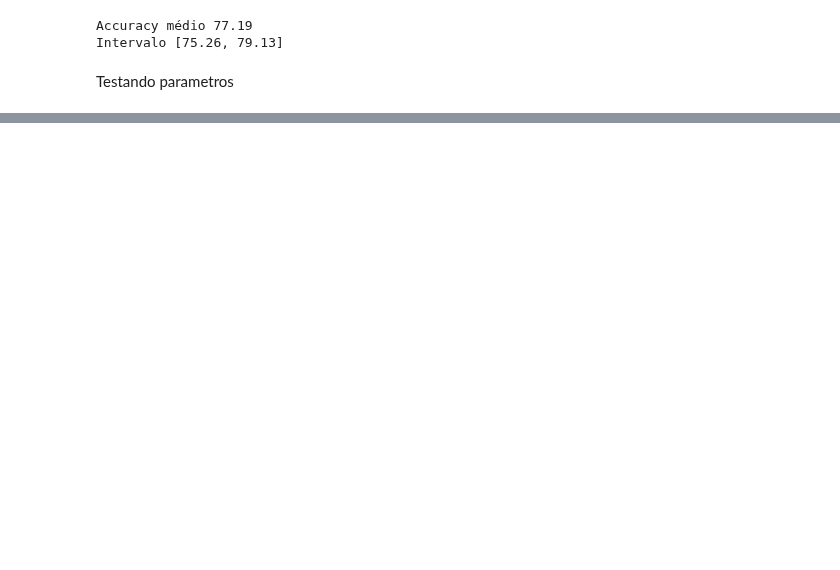
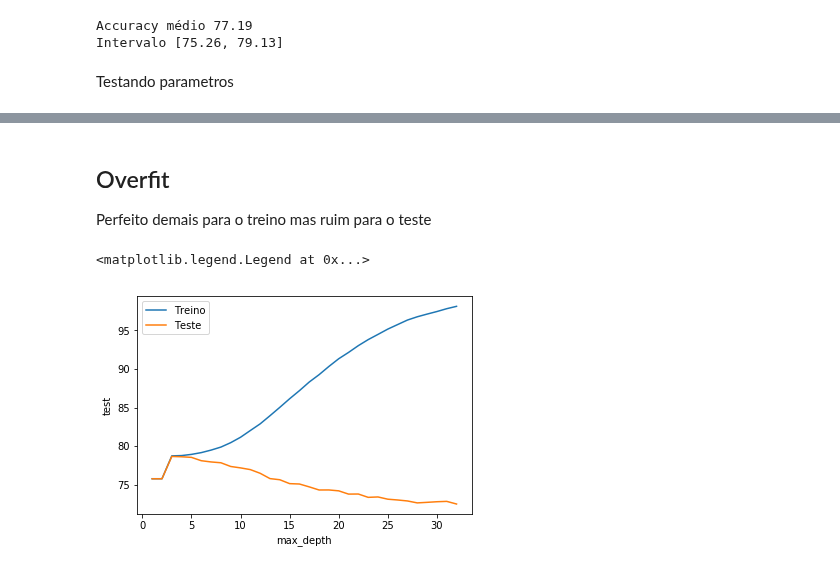
Before and after one commit to lsandrade/alura-ml, a Jupyter notebook: Otimização de modelos.ipynb, the cells around one changed output, grey strips where cells are left out. Saved outputs shown, nothing was run; the diff lists cells and outputs as text; code cells hidden in the pictures; blank space fills up the shorter version.

Commit message:
Visualizando overfit do modelo

```diff
--- a/Otimização de modelos.ipynb
+++ b/Otimização de modelos.ipynb
@@ -215,9 +217,13 @@ def roda_arvode_de_decisao(max_depth):
     modelo = DecisionTreeClassifier(max_depth=max_depth)
     results = cross_validate(modelo, x_azar, y_azar, cv = cv,
                              groups = dados.modelo,
-                             return_train_score=False)
-    print("Max_depth: {}. Media {}".format(max_depth,
-                                           results['test_score'].mean() * 100))
+                             return_train_score=True)
+
+    train_score = results['train_score'].mean() * 100
+    test_score = results['test_score'].mean() * 100
+
+#     print("Max_depth: {}. Media teste {:.2f}. Media treino {:.2f}".format(
+#         max_depth,
+#         test_score,
+#         train_score)
+    return [max_depth, train_score, test_score]
-# %%
-for i in range(1, 33):
-    roda_arvode_de_decisao(i)
@@ -241,0 +230,4 @@ Max_depth: 32. Media 72.51887718493128
+# %%
+resultados = [roda_arvode_de_decisao(i) for i in range(1, 33)]
+resultados = pd.DataFrame(resultados, columns=["max_depth", "train", "test"])
+resultados.head()
@@ -241,0 +241,10 @@ Max_depth: 32. Media 72.51887718493128
+# %% [markdown]
+## Overfit
+Perfeito demais para o treino mas ruim para o teste
+# %%
+sns.lineplot(x = "max_depth", y = "train", data=resultados)
+sns.lineplot(x = "max_depth", y = "test", data=resultados)
+plt.legend(["Treino", "Teste"])
+# %% [output]
+<matplotlib.legend.Legend at 0x...>
+[figure, added]
```
Also changed, not shown: parts of 4 cells of this notebook.
